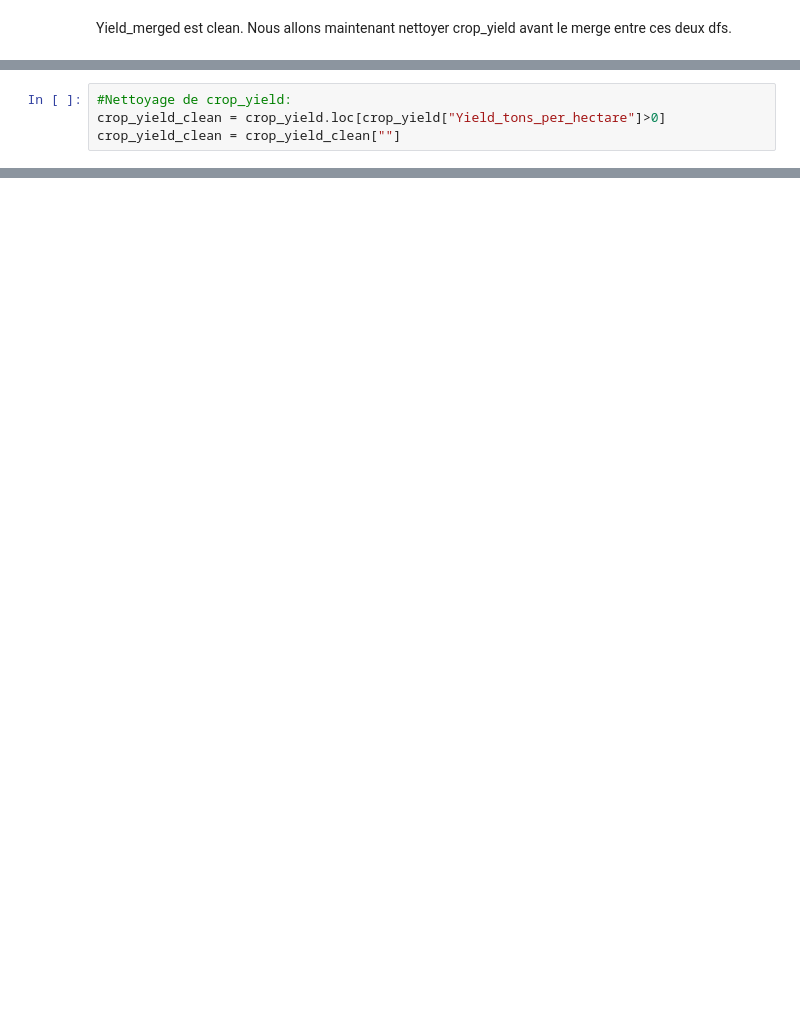
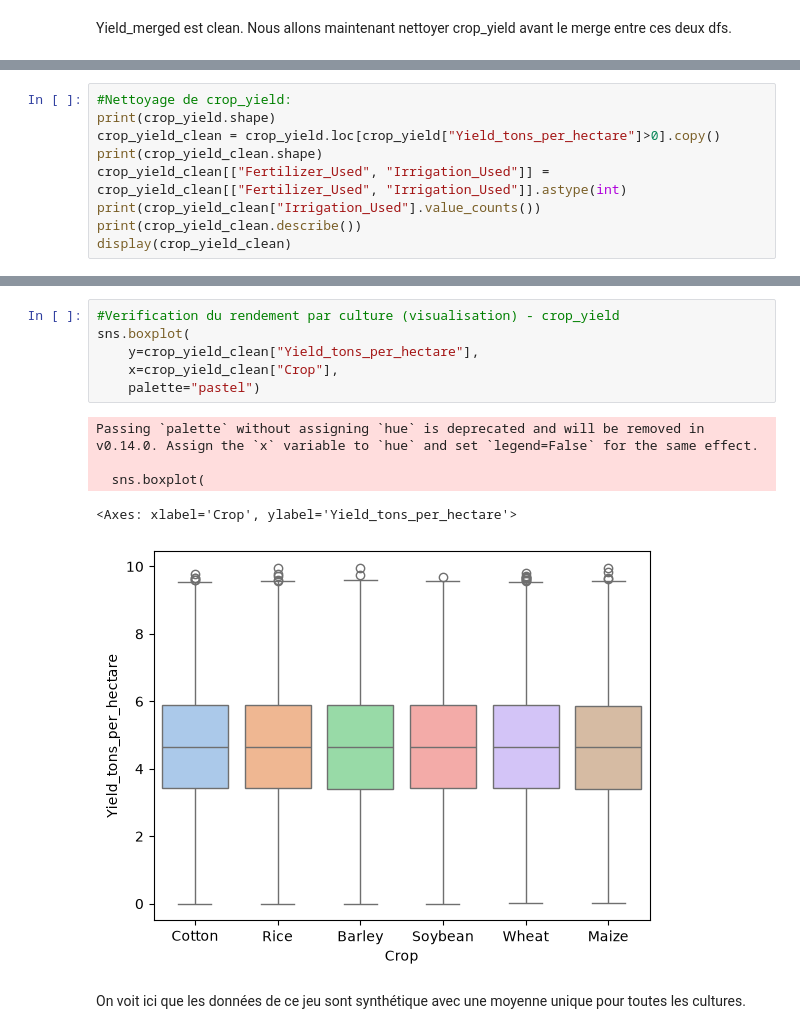
Before and after one commit to Tcheunzy/Agriculture_recommandation_-_prediction_system, a Jupyter notebook: notebooks/notebook.ipynb, the cells around one changed output, grey strips where cells are left out. Saved outputs shown, nothing was run; the diff lists cells and outputs as text; blank space fills up the shorter version.

```diff
--- a/notebooks/notebook.ipynb
+++ b/notebooks/notebook.ipynb
@@ -463,5 +553,10 @@ Yield_merged est clean. Nous allons maintenant nettoyer crop_yield avant le merg
 # %%
 #Nettoyage de crop_yield:
-crop_yield_clean = crop_yield.loc[crop_yield["Yield_tons_per_hectare"]>0]
-crop_yield_clean = crop_yield_clean[""]
+print(crop_yield.shape)
+crop_yield_clean = crop_yield.loc[crop_yield["Yield_tons_per_hectare"]>0].copy()
+print(crop_yield_clean.shape)
+crop_yield_clean[["Fertilizer_Used", "Irrigation_Used"]] = crop_yield_clean[["Fertilizer_Used", "Irrigation_Used"]].astype(int)
+print(crop_yield_clean["Irrigation_Used"].value_counts())
+print(crop_yield_clean.describe())
+display(crop_yield_clean)
 # %% [output]
@@ -468,0 +739,14 @@ KeyError: ''
+# %%
+#Verification du rendement par culture (visualisation) - crop_yield
+sns.boxplot(
+    y=crop_yield_clean["Yield_tons_per_hectare"],
+    x=crop_yield_clean["Crop"],
+    palette="pastel")
+# %% [output]
+Passing `palette` without assigning `hue` is deprecated and will be removed in v0.14.0. Assign the `x` variable to `hue` and set `legend=False` for the same effect.
+
+  sns.boxplot(
+<Axes: xlabel='Crop', ylabel='Yield_tons_per_hectare'>
+[figure, added]
+# %% [markdown]
+On voit ici que les données de ce jeu sont synthétique avec une moyenne unique pour toutes les cultures.
```
Also changed, not shown: parts of 35 cells of this notebook, 3 other files.
